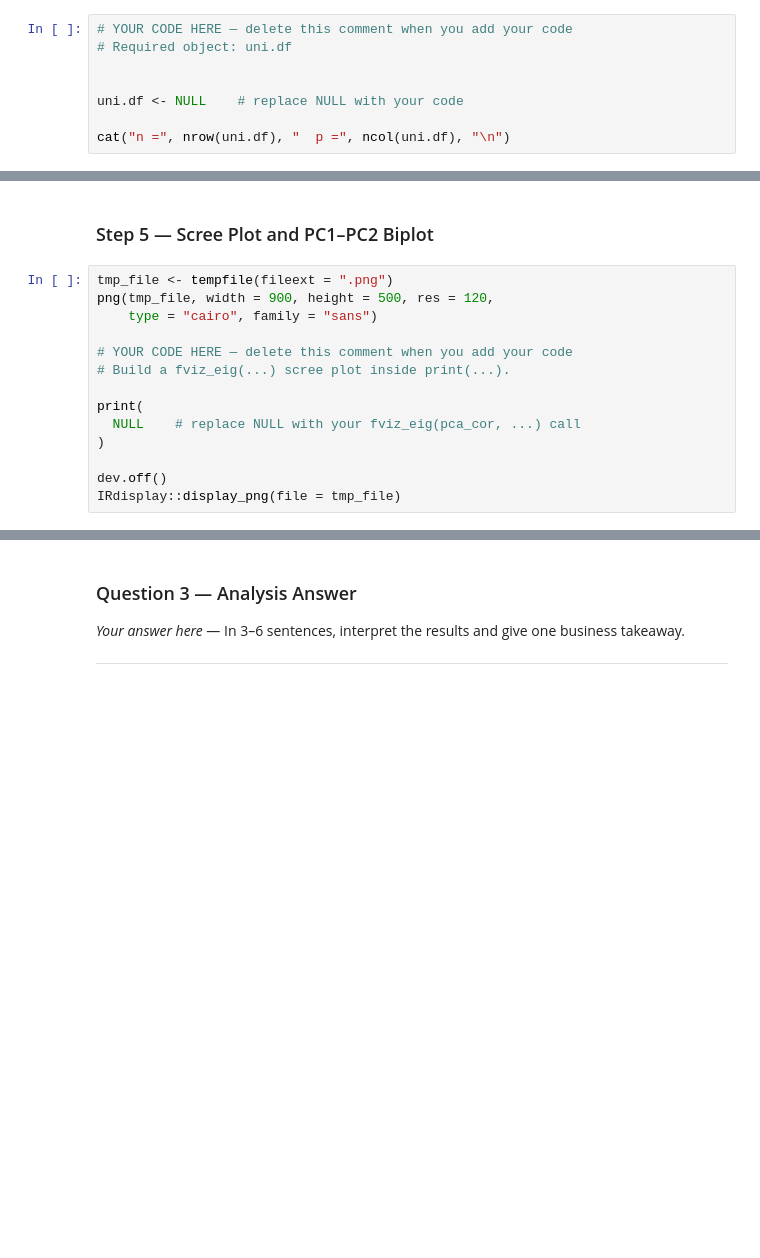
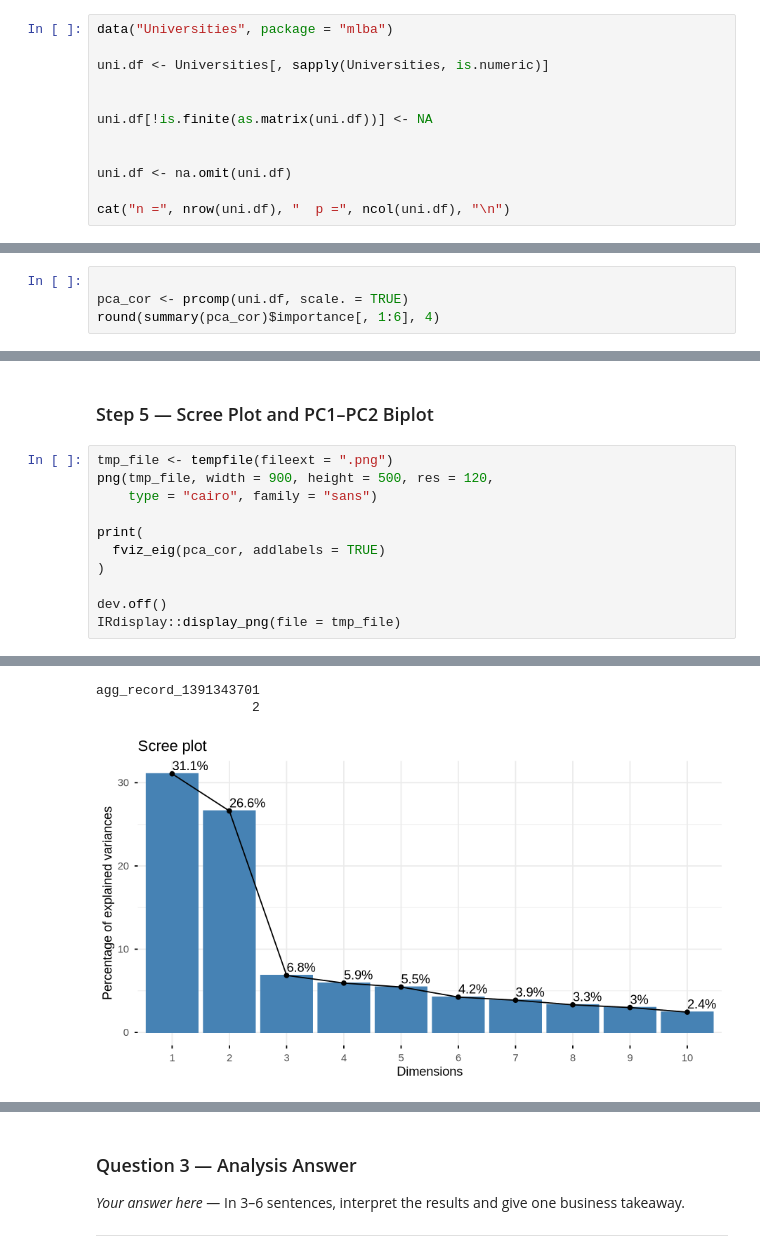
Before and after one commit to Mihir-Singh06/MS3313-SINGH-V3, a Jupyter notebook: Homework/Singh_Mihir_Final.ipynb, the cells around one changed output, grey strips where cells are left out. Saved outputs shown, nothing was run; the diff lists cells and outputs as text; blank space fills up the shorter version.

```diff
--- a/Homework/Singh_Mihir_Final.ipynb
+++ b/Homework/Singh_Mihir_Final.ipynb
@@ -413,11 +410,15 @@ binary public/private flag, then drop rows with any `NA`.
 ### Step 1 — Load and Clean the Data
 
 Store the cleaned numeric dataframe in `uni.df`.
-# %%
-# YOUR CODE HERE — delete this comment when you add your code
-# Required object: uni.df
-
-
-uni.df <- NULL    # replace NULL with your code
-
-cat("n =", nrow(uni.df), "  p =", ncol(uni.df), "\n")
+# %%
+data("Universities", package = "mlba")
+
+uni.df <- Universities[, sapply(Universities, is.numeric)]
+
+
+uni.df[!is.finite(as.matrix(uni.df))] <- NA
+
+
+uni.df <- na.omit(uni.df)
+
+cat("n =", nrow(uni.df), "  p =", ncol(uni.df), "\n")
@@ -443,0 +445,4 @@ round(summary(pca_cor)$importance[, 1:6], 4)
+# %%
+
+pca_cor <- prcomp(uni.df, scale. = TRUE)
+round(summary(pca_cor)$importance[, 1:6], 4)
@@ -463,12 +473,10 @@ tmp_file <- tempfile(fileext = ".png")
 png(tmp_file, width = 900, height = 500, res = 120,
     type = "cairo", family = "sans")
 
-# YOUR CODE HERE — delete this comment when you add your code
-# Build a fviz_eig(...) scree plot inside print(...).
-
 print(
-  NULL    # replace NULL with your fviz_eig(pca_cor, ...) call
+  fviz_eig(pca_cor, addlabels = TRUE)
 )
 
 dev.off()
 IRdisplay::display_png(file = tmp_file)
+# %% [output]
@@ -475,3 +485,6 @@ IRdisplay::display_png(file = tmp_file)
+agg_record_1391343701
+                    2
+[figure, added]
 # %%
 tmp_file <- tempfile(fileext = ".png")
 png(tmp_file, width = 900, height = 700, res = 120,
```
Also changed, not shown: parts of 57 cells of this notebook.
